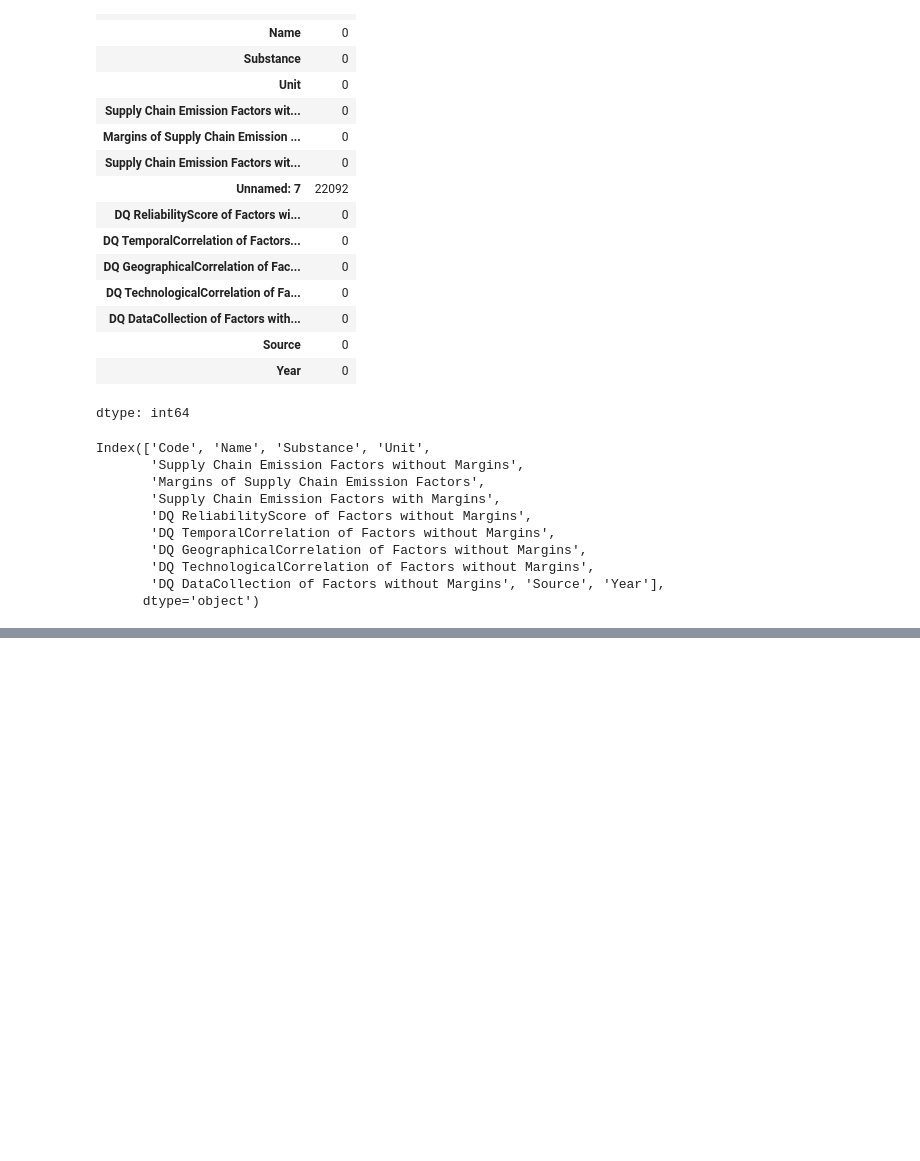
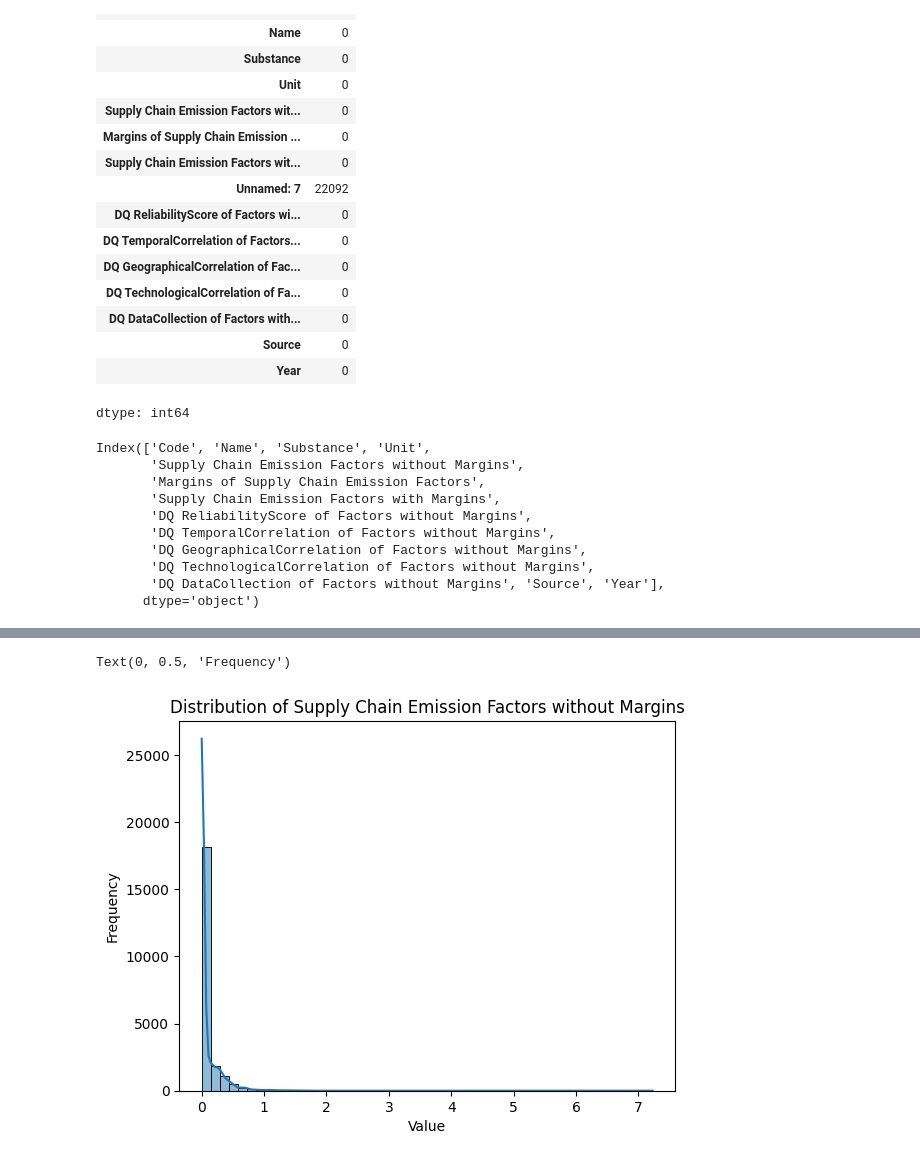
Before and after one commit to sinhasurapto/Shell_AI_GHG_Emission_Prediction, a Jupyter notebook: GHGEmissionPrediction.ipynb, the cells around one changed output, grey strips where cells are left out. Saved outputs shown, nothing was run; the diff lists cells and outputs as text; code cells hidden in the pictures; blank space fills up the shorter version.

```diff
--- a/GHGEmissionPrediction.ipynb
+++ b/GHGEmissionPrediction.ipynb
@@ -172,0 +208,9 @@ Index(['Code', 'Name', 'Substance', 'Unit',
+# %%
+# Target variable distribution
+sns.histplot(df['Supply Chain Emission Factors without Margins'], bins=50, kde=True)
+plt.title('Distribution of Supply Chain Emission Factors without Margins')
+plt.xlabel('Value')
+plt.ylabel('Frequency')
+# %% [output]
+Text(0, 0.5, 'Frequency')
+[figure, added]
```
Also changed, not shown: parts of 23 cells of this notebook.
